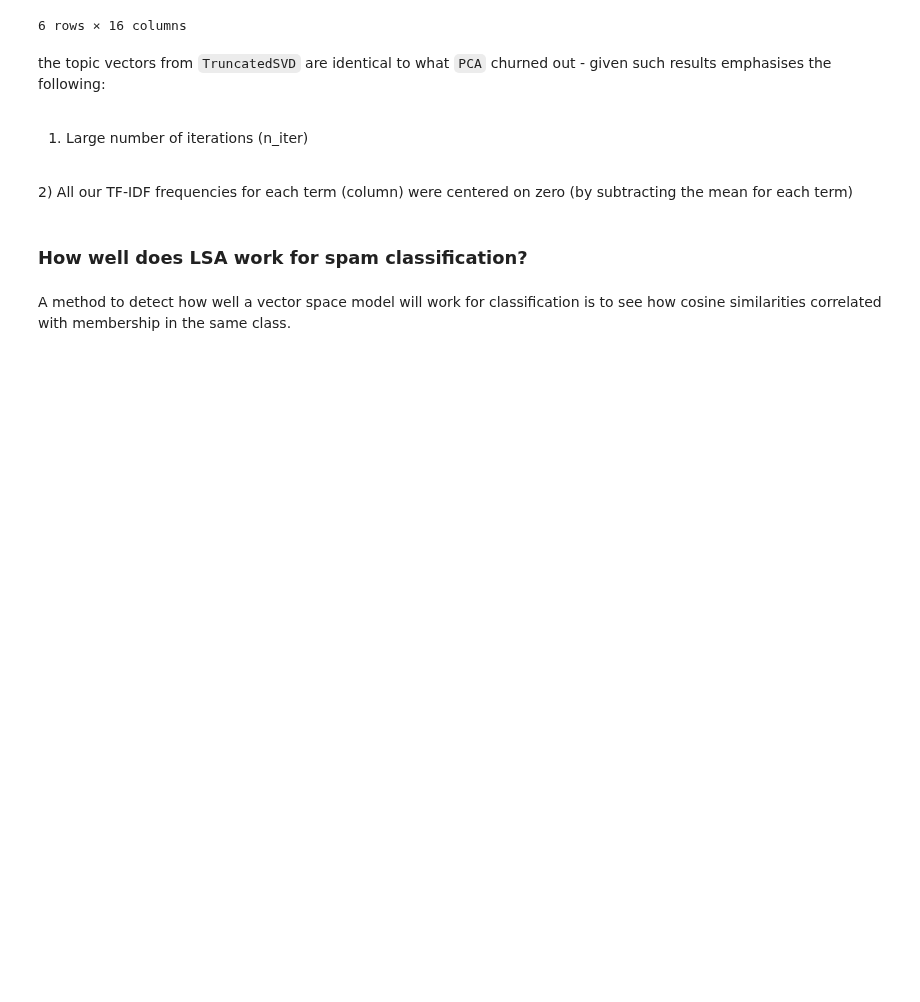
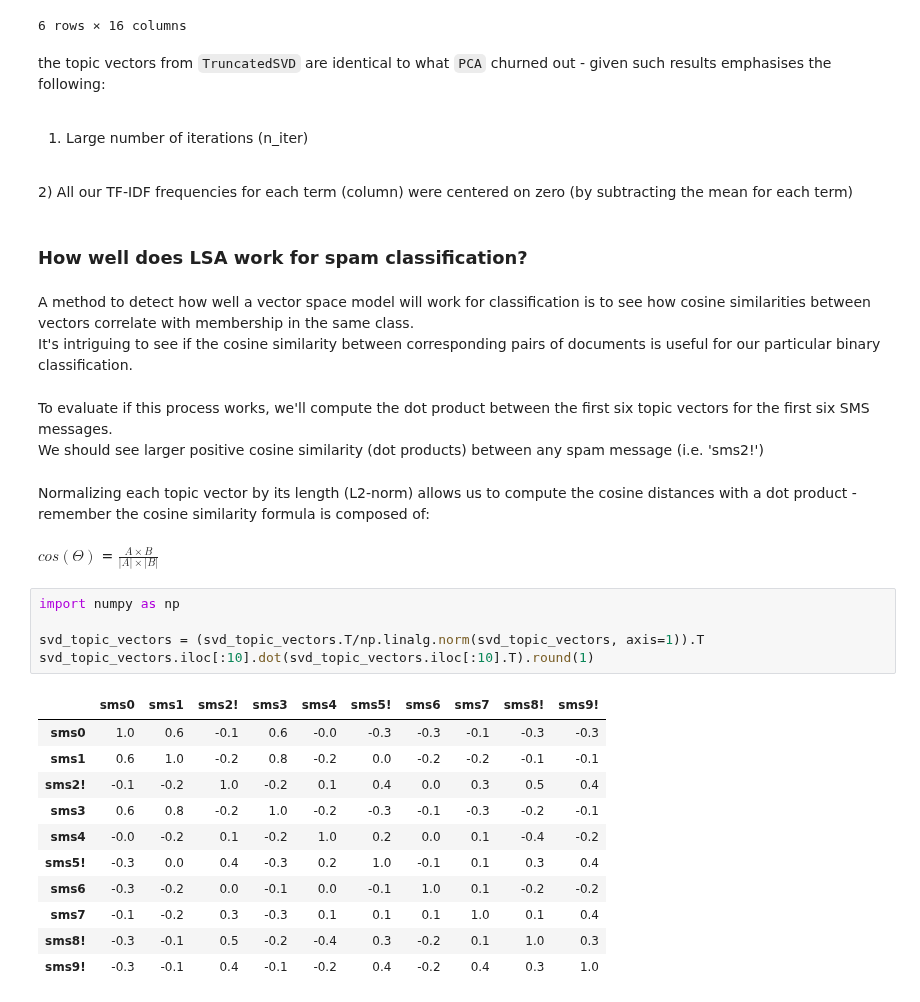
Before and after one commit to Shuaib-8/NLP-growth-hacking-project, a Jupyter notebook: chp4-nlpia-notes/pca-ex.ipynb, the cells around one changed output. Drawn from its saved outputs; the diff is of its cells as text; blank space fills up the shorter version.

Commit message:
include instance of lsa for spam classification

```diff
--- a/chp4-nlpia-notes/pca-ex.ipynb
+++ b/chp4-nlpia-notes/pca-ex.ipynb
@@ -287,4 +287,32 @@ the topic vectors from `TruncatedSVD` are identical to what `PCA` churned out -
 # %% [markdown]
 ### How well does LSA work for spam classification?
 # %% [markdown]
-A method to detect how well a vector space model will work for classification is to see how cosine similarities correlated with membership in the same class.
+A method to detect how well a vector space model will work for classification is to see how cosine similarities between vectors correlate with membership in the same class.
+<br>
+It's intriguing to see if the cosine similarity between corresponding pairs of documents is useful for our particular binary classification.
+# %% [markdown]
+To evaluate if this process works, we'll compute the dot product between the first six topic vectors for the first six SMS messages.
+<br>
+We should see larger positive cosine similarity (dot products) between any spam message (i.e. 'sms2!')
+# %% [markdown]
+Normalizing each topic vector by its length (L2-norm) allows us to compute the cosine distances with a dot product - remember the cosine similarity formula is composed of:
+<br>
+<br>
+$cos (\Theta)$ = $\frac{A \times B}{|A| \times |B|}$
+# %%
+import numpy as np
+
+svd_topic_vectors = (svd_topic_vectors.T/np.linalg.norm(svd_topic_vectors, axis=1)).T
+svd_topic_vectors.iloc[:10].dot(svd_topic_vectors.iloc[:10].T).round(1)
+# %% [output]
+|  | sms0 | sms1 | sms2! | sms3 | sms4 | sms5! | sms6 | sms7 | sms8! | sms9! |
+| sms0 | 1.0 | 0.6 | -0.1 | 0.6 | -0.0 | -0.3 | -0.3 | -0.1 | -0.3 | -0.3 |
+| sms1 | 0.6 | 1.0 | -0.2 | 0.8 | -0.2 | 0.0 | -0.2 | -0.2 | -0.1 | -0.1 |
+| sms2! | -0.1 | -0.2 | 1.0 | -0.2 | 0.1 | 0.4 | 0.0 | 0.3 | 0.5 | 0.4 |
+| sms3 | 0.6 | 0.8 | -0.2 | 1.0 | -0.2 | -0.3 | -0.1 | -0.3 | -0.2 | -0.1 |
+| sms4 | -0.0 | -0.2 | 0.1 | -0.2 | 1.0 | 0.2 | 0.0 | 0.1 | -0.4 | -0.2 |
+| sms5! | -0.3 | 0.0 | 0.4 | -0.3 | 0.2 | 1.0 | -0.1 | 0.1 | 0.3 | 0.4 |
+| sms6 | -0.3 | -0.2 | 0.0 | -0.1 | 0.0 | -0.1 | 1.0 | 0.1 | -0.2 | -0.2 |
+| sms7 | -0.1 | -0.2 | 0.3 | -0.3 | 0.1 | 0.1 | 0.1 | 1.0 | 0.1 | 0.4 |
+| sms8! | -0.3 | -0.1 | 0.5 | -0.2 | -0.4 | 0.3 | -0.2 | 0.1 | 1.0 | 0.3 |
+| sms9! | -0.3 | -0.1 | 0.4 | -0.1 | -0.2 | 0.4 | -0.2 | 0.4 | 0.3 | 1.0 |
```
Also changed, not shown: parts of 7 cells of this notebook.
